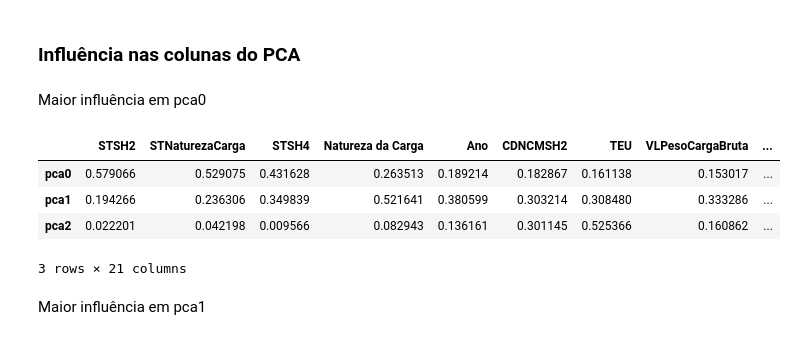
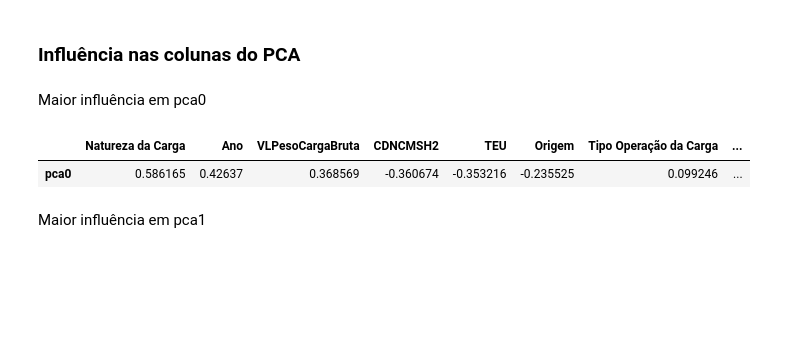
Before and after one commit to igorzeck/PCA, a Jupyter notebook: correlac_df_santos_imp_especifico.ipynb, the cells around one changed output. Saved outputs shown, nothing was run; the diff lists cells and outputs as text; code cells hidden in the pictures; blank space fills up the shorter version.

```diff
--- a/correlac_df_santos_imp_especifico.ipynb
+++ b/correlac_df_santos_imp_especifico.ipynb
@@ -131,12 +145,9 @@ df_comp = pd.DataFrame(pca.components_, pca.get_feature_names_out(), df_cat.colu
 # %% [markdown]
 Maior influência em pca0
 # %%
-df_comp.abs().sort_values(by="pca0", axis=1, ascending=False).head(3)
+df_comp.loc[:"pca0",df_comp.loc["pca0"].abs().sort_values(ascending=False).index]
 # %% [output]
-|  | STSH2 | STNaturezaCarga | STSH4 | Natureza da Carga | Ano | CDNCMSH2 | TEU | VLPesoCargaBruta | ... |
-| pca0 | 0.579066 | 0.529075 | 0.431628 | 0.263513 | 0.189214 | 0.182867 | 0.161138 | 0.153017 | ... |
-| pca1 | 0.194266 | 0.236306 | 0.349839 | 0.521641 | 0.380599 | 0.303214 | 0.308480 | 0.333286 | ... |
-| pca2 | 0.022201 | 0.042198 | 0.009566 | 0.082943 | 0.136161 | 0.301145 | 0.525366 | 0.160862 | ... |
+|  | Natureza da Carga | Ano | VLPesoCargaBruta | CDNCMSH2 | TEU | Origem | Tipo Operação da Carga | ... |
+| pca0 | 0.586165 | 0.42637 | 0.368569 | -0.360674 | -0.353216 | -0.235525 | 0.099246 | ... |
-3 rows × 21 columns
 # %% [markdown]
 Maior influência em pca1
```
Also changed, not shown: parts of 61 cells of this notebook, 3 other files.
